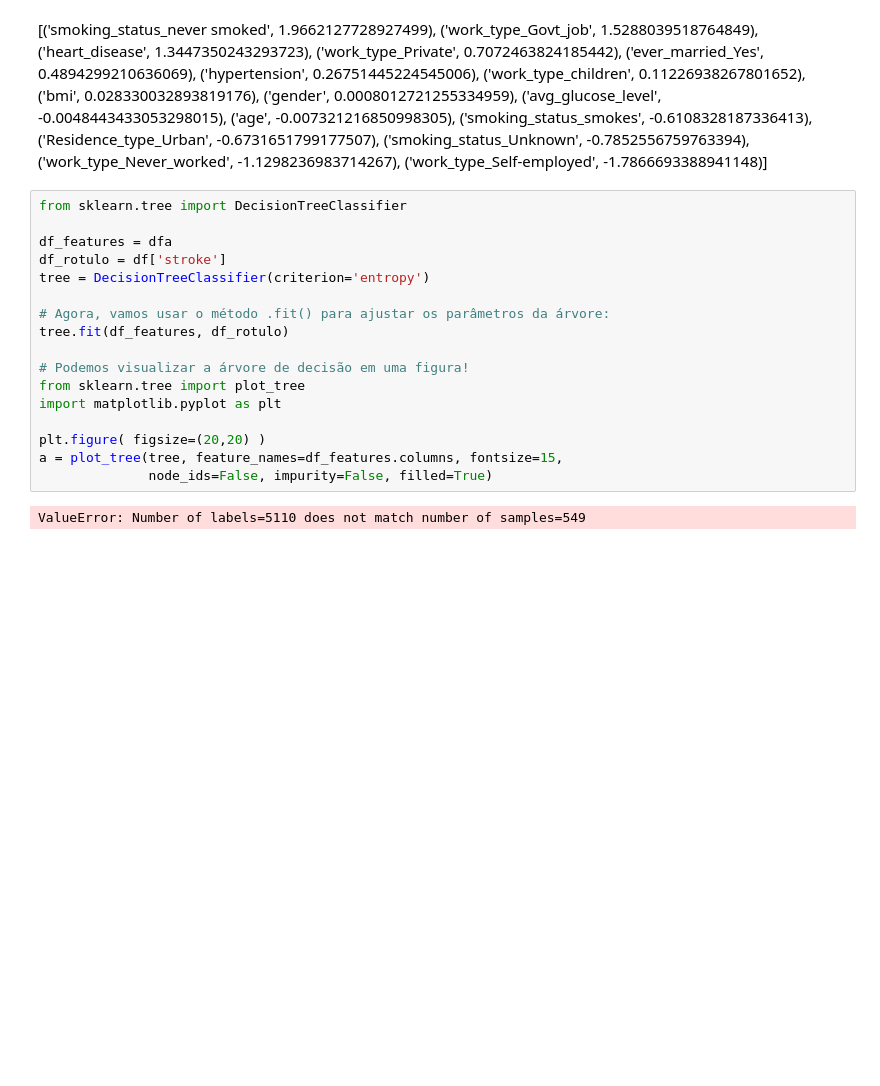
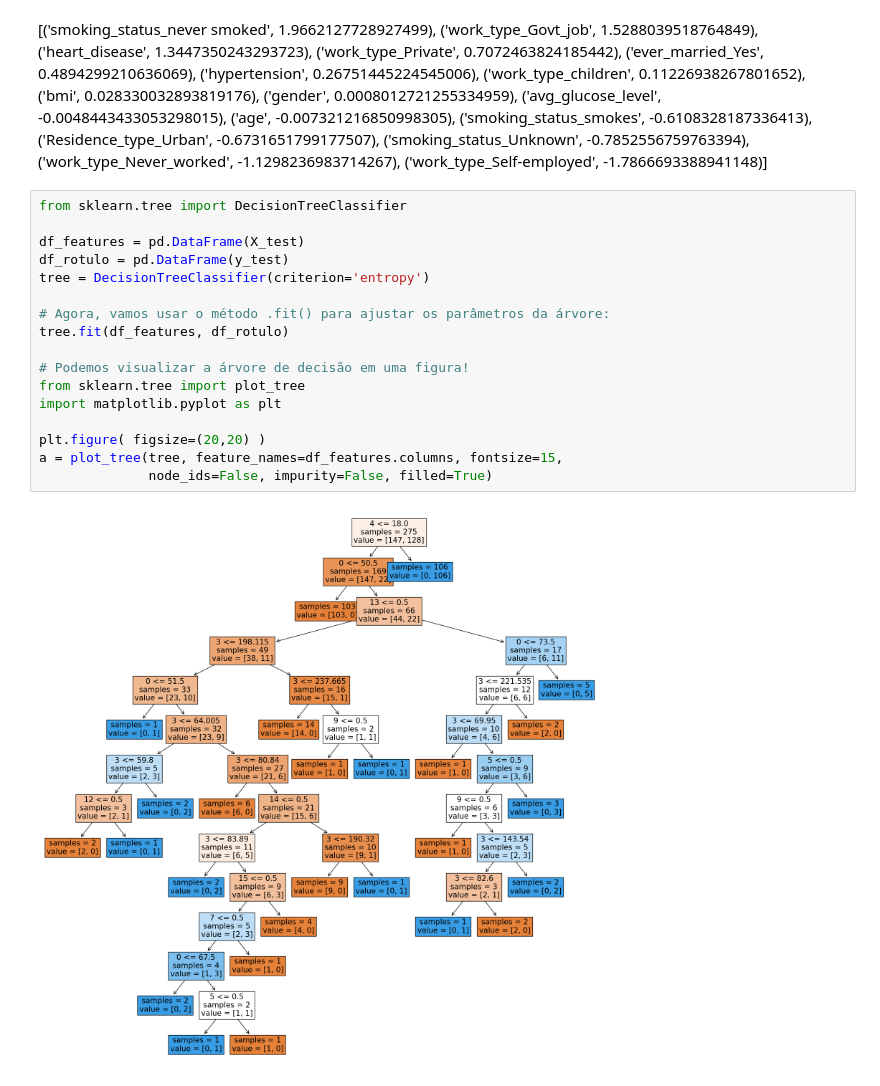
Before and after one commit to P-ASilva/stroke-classifier-evaluation, a Jupyter notebook: demo.ipynb, the cells around one changed output. Drawn from its saved outputs; the diff is of its cells as text; blank space fills up the shorter version.

```diff
--- a/demo.ipynb
+++ b/demo.ipynb
@@ -219,19 +218,19 @@ sorted(res.items(), key=lambda t: t[1], reverse=True)
 # %%
 from sklearn.tree import DecisionTreeClassifier
 
-df_features = dfa
-df_rotulo = df['stroke']
+df_features = pd.DataFrame(X_test)
+df_rotulo = pd.DataFrame(y_test)
 tree = DecisionTreeClassifier(criterion='entropy')
 
 # Agora, vamos usar o método .fit() para ajustar os parâmetros da árvore:
 tree.fit(df_features, df_rotulo)
 
 # Podemos visualizar a árvore de decisão em uma figura!
 from sklearn.tree import plot_tree
 import matplotlib.pyplot as plt
 
 plt.figure( figsize=(20,20) )
 a = plot_tree(tree, feature_names=df_features.columns, fontsize=15,
               node_ids=False, impurity=False, filled=True)
 # %% [output]
-ValueError: Number of labels=5110 does not match number of samples=549
+[figure, added]
```
Also changed, not shown: parts of 5 cells of this notebook.
